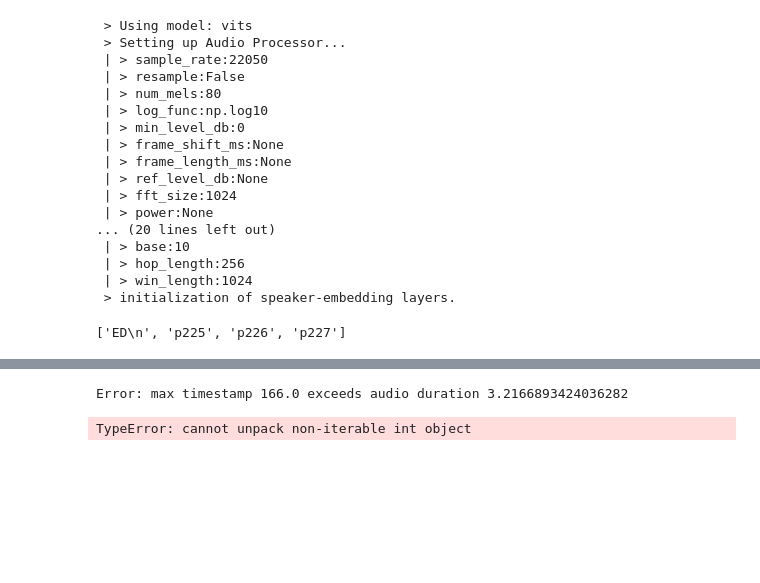
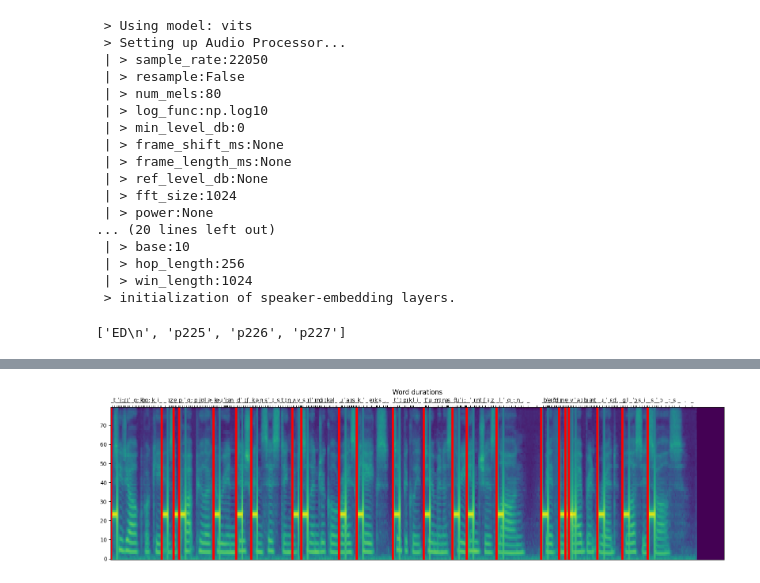
Before and after one commit to pugtech-co/tts-video, a Jupyter notebook: times.ipynb, the cells around one changed output, grey strips where cells are left out. Drawn from its saved outputs; the diff is of its cells as text; code cells hidden in the pictures; blank space fills up the shorter version.

Commit message:
Create a sample video

```diff
--- a/times.ipynb
+++ b/times.ipynb
@@ -172,35 +181,39 @@ ValueError: operands could not be broadcast together with shapes (0,) (2205,) (0
-# %%
-# Check the conversion from timestamps to samples
-# for timestamp in word_timestamps:
-#     start_sample = timestamp * 22050
-#     print(f"Start sample: {start_sample}")
-
-#     # Verify that the start_sample is within the bounds of audio_samples
-#     if start_sample >= len(audio_samples):
-#         print("Start sample out of bounds!")
-
-#     # Check if start_sample + len(beep) is within bounds
-#     if start_sample + len(beep) > len(audio_samples):
-#         print("End sample out of bounds!")
-# print(phoneme_timestamps)
-# print(len(audio_samples))
-# print(len(beep))
-sample_rate = 22050  # Ensure this is the correct sample rate for the audio
-audio_duration = len(audio_samples) / sample_rate
-
-# Verify that the maximum word timestamp is consistent with the audio duration
-max_timestamp = max(word_timestamps)
-if max_timestamp > audio_duration:
-    print(f"Error: max timestamp {max_timestamp} exceeds audio duration {audio_duration}")
-
-# Convert word timestamps to sample indices
-word_sample_indices = [(int(start * sample_rate)) for start in word_timestamps]
-
-# Now you can insert the beep at the word sample indices
-for start_sample in word_sample_indices:
-    if start_sample + len(beep) > len(audio_samples):
-        end_sample = len(audio_samples)
-    audio_samples[start_sample:end_sample] += beep[:end_sample - start_sample]
-# %% [output]
-Error: max timestamp 166.0 exceeds audio duration 3.2166893424036282
-TypeError: cannot unpack non-iterable int object
+# %%
+# Get the audio samples from the synthesizer
+audio_samples = np.array(output[0])
+
+# Convert the word start timestamps to sample indices
+word_sample_indices = [int(start/86. * 22050) for start in word_timestamps]
+
+# Insert the beep at each word start
+for start_sample in word_sample_indices:
+    end_sample = start_sample + len(beep)
+    if end_sample > len(audio_samples):
+        end_sample = len(audio_samples)
+        beep = beep[:end_sample - start_sample]  # Truncate beep if necessary
+    audio_samples[start_sample:end_sample] += beep
+
+
+# plot the spectrogram
+spec = synthesizer.tts_model.ap.melspectrogram(np.array(audio_samples))
+
+# plot the spectrogram with xticks
+spec = synthesizer.tts_model.ap.melspectrogram(np.array(audio_samples))
+plt.figure(figsize=(20,5))
+plt.imshow(spec, origin="lower", aspect='auto', interpolation='none')
+# create labels at the xticks
+# plt.xticks(np.cumsum(output[1]["outputs"]["durations"].cpu().numpy()), pre_tokenized_text, rotation=0)
+# shift the xticks to the middle of the bins
+plt.xticks(np.cumsum(output[1]["outputs"]["durations"].cpu().numpy()[0][0]) - output[1]["outputs"]["durations"].cpu().numpy()[0][0] / 2, pre_tokenized_text, rotation=0)
+# draw a vertical line for each token
+for x in word_timestamps:
+    plt.axvline(x, color="red", linewidth=4)
+
+plt.gca().xaxis.tick_top()
+plt.title("Word durations")
+plt.show()
+
+# Play the modified audio
+Audio(audio_samples, rate=22050)
+# %% [output]
+[figure, added]
```
Also changed, not shown: parts of 12 cells of this notebook, 2 other files.
